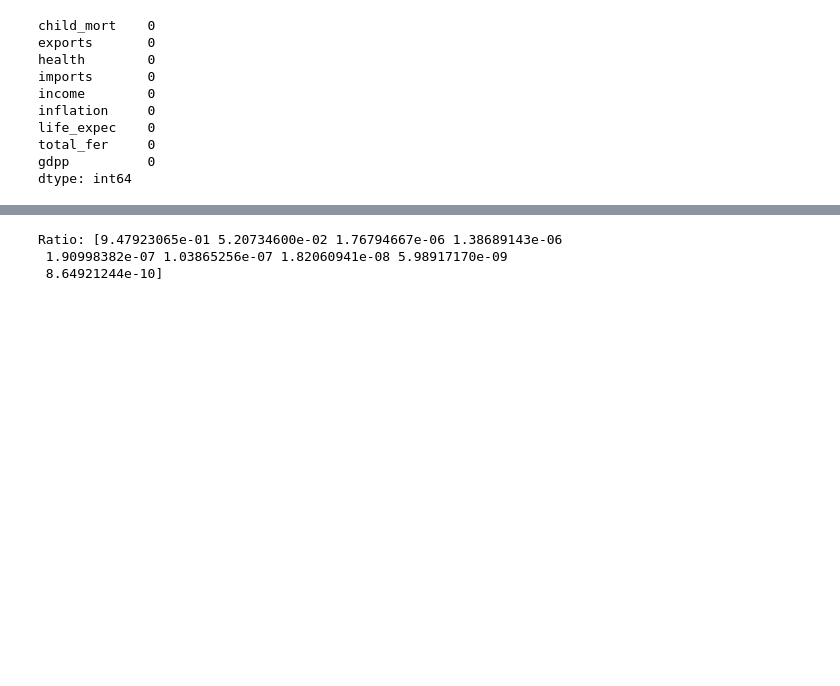
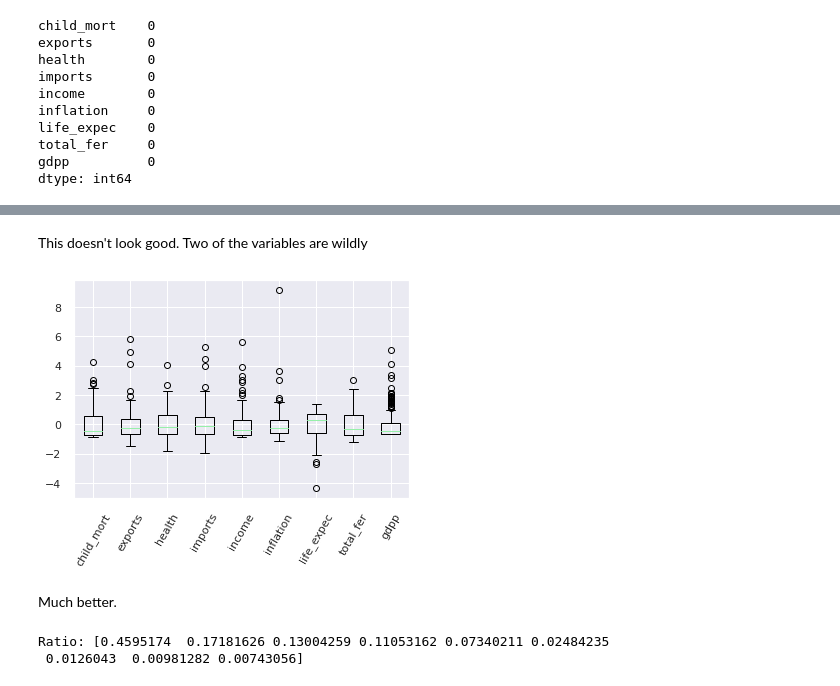
Before and after one commit to 392781/Country-Clustering-Analysis, a Jupyter notebook: country_clustering.ipynb, the cells around one changed output, grey strips where cells are left out. Saved outputs shown, nothing was run; the diff lists cells and outputs as text; code cells hidden in the pictures; blank space fills up the shorter version.

```diff
--- a/country_clustering.ipynb
+++ b/country_clustering.ipynb
@@ -70,8 +70,17 @@ with sns.axes_style("white"):
+# %% [markdown]
+This doesn't look good.  Two of the variables are wildly
+# %%
+plt.boxplot(scale(country_data), labels=country_data.columns);
+plt.xticks(rotation=60);
+# %% [output]
+[figure, added]
+# %% [markdown]
+Much better.
 # %%
+country_data_scaled = scale(country_data)
 country_pca = PCA()
-country_pca.fit(country_data)
+df = country_pca.fit_transform(country_data_scaled)
 print("Ratio:", country_pca.explained_variance_ratio_)
 # %% [output]
-Ratio: [9.47923065e-01 5.20734600e-02 1.76794667e-06 1.38689143e-06
- 1.90998382e-07 1.03865256e-07 1.82060941e-08 5.98917170e-09
- 8.64921244e-10]
+Ratio: [0.4595174  0.17181626 0.13004259 0.11053162 0.07340211 0.02484235
+ 0.0126043  0.00981282 0.00743056]
```
Also changed, not shown: parts of 8 cells of this notebook.
